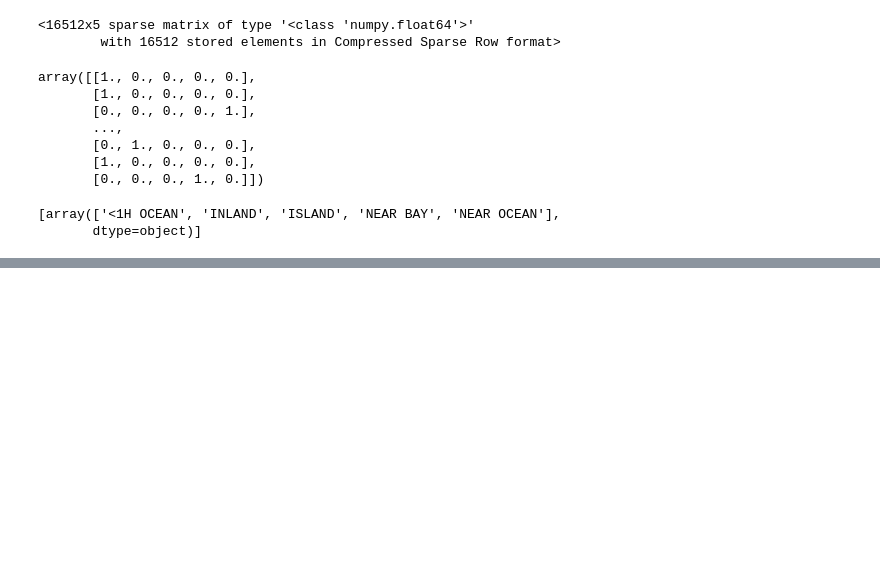
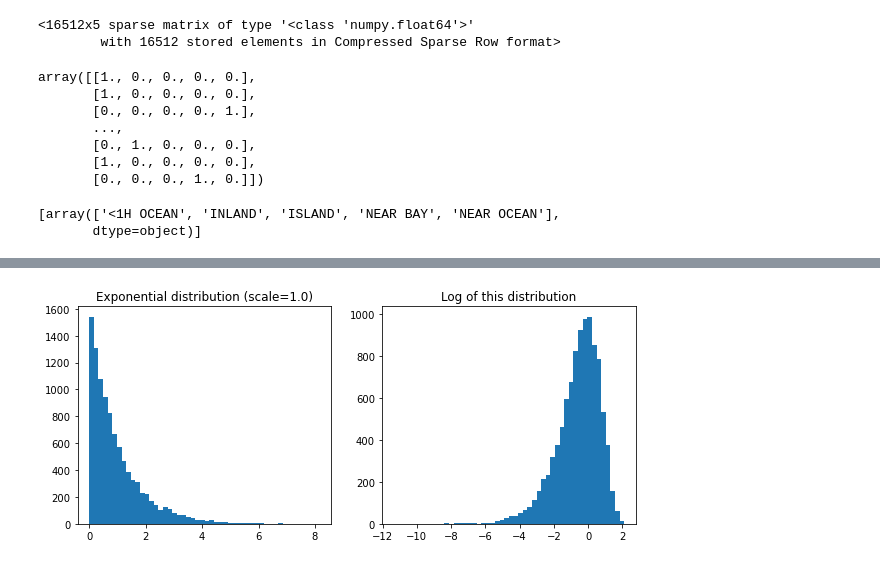
Before and after one commit to frederickjjoubert/Hands-On-ML, a Jupyter notebook: Ch2-HousingLinearReg/Housing.ipynb, the cells around one changed output, grey strips where cells are left out. Drawn from its saved outputs; the diff is of its cells as text; code cells hidden in the pictures; blank space fills up the shorter version.

```diff
--- a/Ch2-HousingLinearReg/Housing.ipynb
+++ b/Ch2-HousingLinearReg/Housing.ipynb
@@ -620,0 +958,17 @@ print(generalizedError)
+# %%
+# Let's look at the exponential distribution we used, with scale=1.0. Note that some samples are much larger or
+# smaller than 1.0, but when you look at the log of the distribution, you can see that most values are actually
+# concentrated roughly in the range of exp(-2) to exp(+2), which is about 0.1 to 7.4.
+
+expon_distrib = expon(scale=1.)
+samples = expon_distrib.rvs(10000, random_state=42)
+plt.figure(figsize=(10, 4))
+plt.subplot(121)
+plt.title("Exponential distribution (scale=1.0)")
+plt.hist(samples, bins=50)
+plt.subplot(122)
+plt.title("Log of this distribution")
+plt.hist(np.log(samples), bins=50)
+plt.show()
+# %% [output]
+[figure, added]
```
Also changed, not shown: parts of 98 cells of this notebook, 5 other files.
